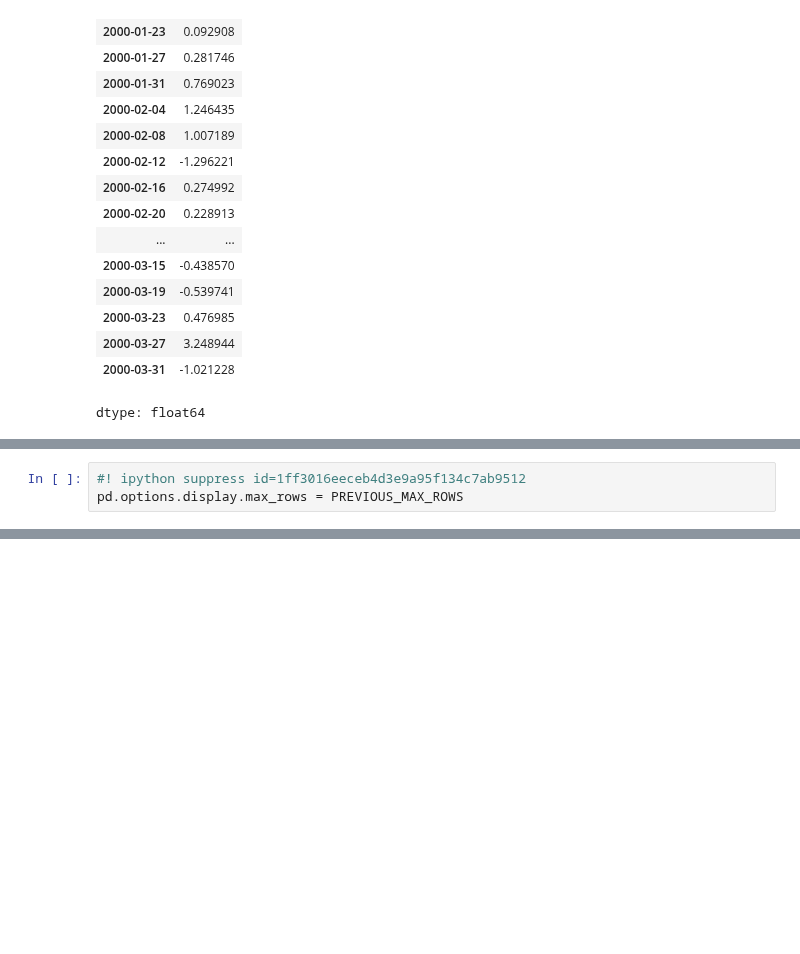
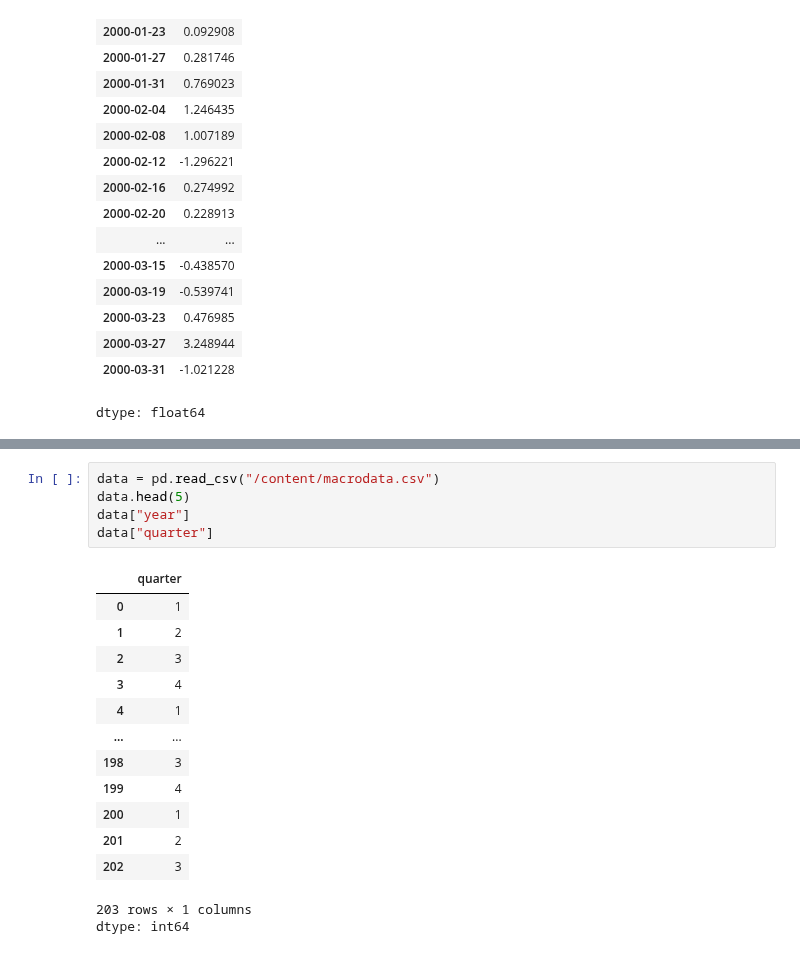
Before and after one commit to url-github/Pandas, a Jupyter notebook: 011_PywAD_Szeregi_czasowe.ipynb, the cells around one changed output, grey strips where cells are left out. Saved outputs shown, nothing was run; the diff lists cells and outputs as text; blank space fills up the shorter version.

```diff
--- a/011_PywAD_Szeregi_czasowe.ipynb
+++ b/011_PywAD_Szeregi_czasowe.ipynb
@@ -960,3 +605,0 @@ result.plot()
-# %%
-#! ipython suppress id=1ff3016eeceb4d3e9a95f134c7ab9512
-pd.options.display.max_rows = PREVIOUS_MAX_ROWS
@@ -962,0 +1054,20 @@ pd.options.display.max_rows = PREVIOUS_MAX_ROWS
+# %%
+data = pd.read_csv("/content/macrodata.csv")
+data.head(5)
+data["year"]
+data["quarter"]
+# %% [output]
+|  | quarter |
+| 0 | 1 |
+| 1 | 2 |
+| 2 | 3 |
+| 3 | 4 |
+| 4 | 1 |
+| ... | ... |
+| 198 | 3 |
+| 199 | 4 |
+| 200 | 1 |
+| 201 | 2 |
+| 202 | 3 |
+203 rows × 1 columns
+dtype: int64
```
Also changed, not shown: parts of 175 cells of this notebook.
